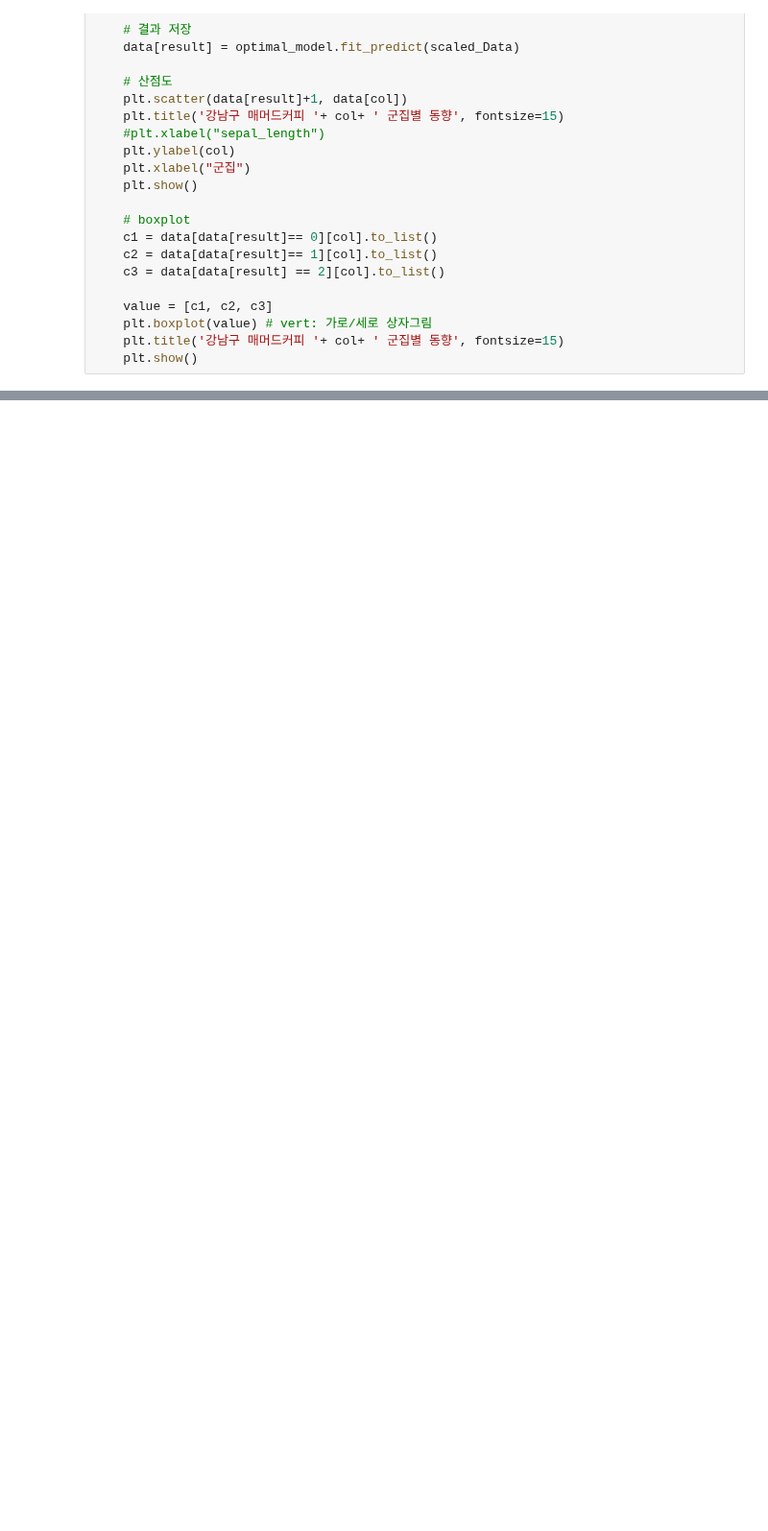
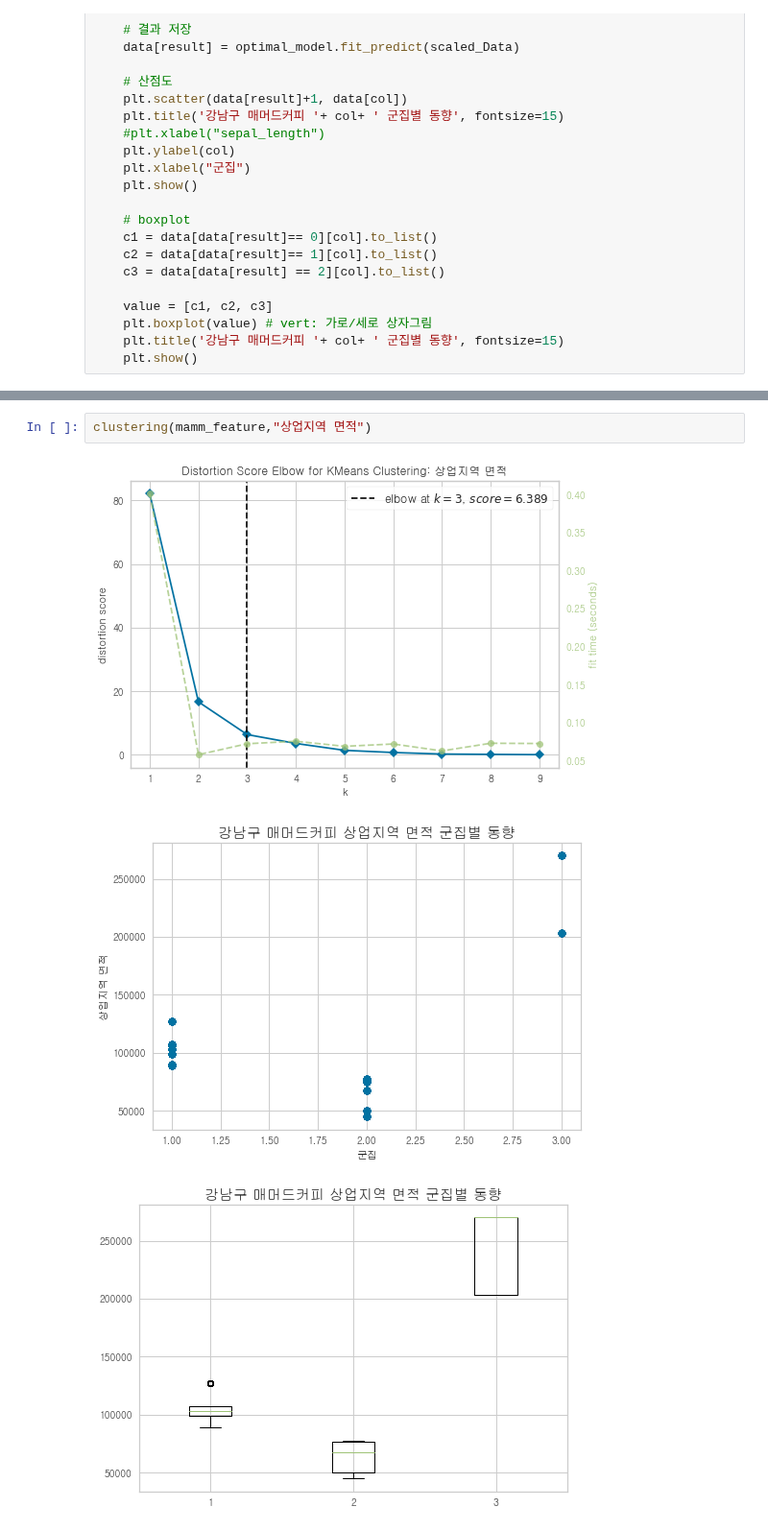
Before and after one commit to POSdata-Sales-Prediction/Store-operation-consulting, a Jupyter notebook: Modeling/Sub2/clustering.ipynb, the cells around one changed output, grey strips where cells are left out. Shown at 96% size. Saved outputs shown, nothing was run; the diff lists cells and outputs as text; blank space fills up the shorter version.

```diff
--- a/Modeling/Sub2/clustering.ipynb
+++ b/Modeling/Sub2/clustering.ipynb
@@ -96,0 +81,6 @@ mamm_sales
+# %%
+clustering(mamm_feature,"상업지역 면적")
+# %% [output]
+[figure, added]
+[figure, added]
+[figure, added]
```
Also changed, not shown: parts of 8 cells of this notebook, 2 other files.
